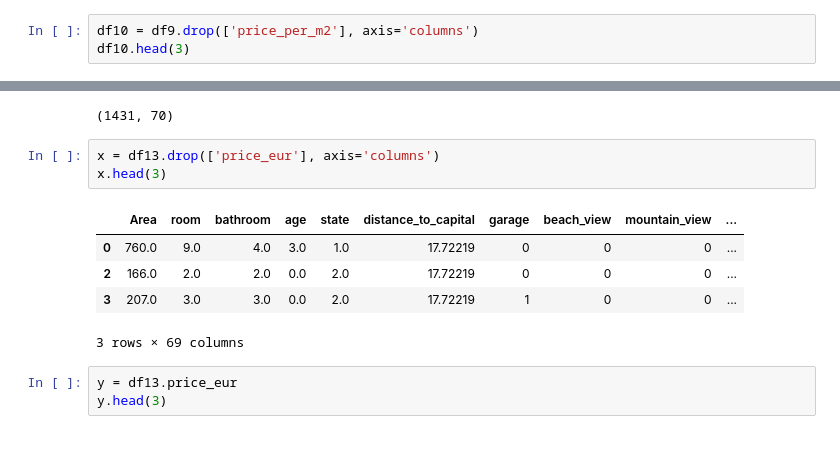
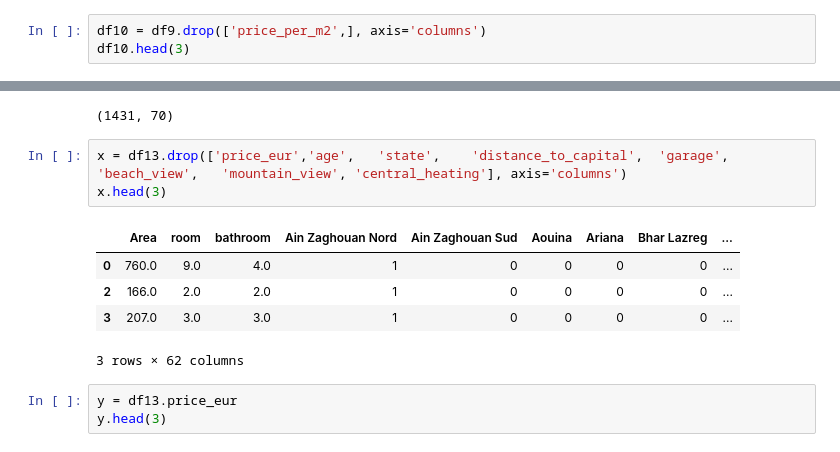
Before and after one commit to Jomar77/NZ-House-Price-Predictor, a Jupyter notebook: main.ipynb, the cells around one changed output, grey strips where cells are left out. Cells and saved outputs as stored; diff of their text form.

```diff
--- a/main.ipynb
+++ b/main.ipynb
@@ -315,7 +315,7 @@ df9.head(20).sort_values(by = 'location')
 | 35 | 143220.00 | Ain Zaghouan Nord | 132.0 | 2.0 | 1.0 | 0 | 2.0 | 17.722190 | 0 | ... |
 | 39 | 73780.00 | Ain Zaghouan Nord | 78.0 | 1.0 | 1.0 | 0 | 2.0 | 12.885404 | 0 | ... |
 # %%
-df10 = df9.drop(['price_per_m2'], axis='columns')
+df10 = df9.drop(['price_per_m2',], axis='columns')
 df10.head(3)
 # %% [output]
 |  | price_eur | location | Area | room | bathroom | age | state | distance_to_capital | garage | ... |
@@ -377,14 +385,14 @@ df13.shape
 # %% [output]
 (1431, 70)
 # %%
-x = df13.drop(['price_eur'], axis='columns')
+x = df13.drop(['price_eur','age',	'state',	'distance_to_capital',	'garage',	'beach_view',	'mountain_view', 'central_heating'], axis='columns')
 x.head(3)
 # %% [output]
-|  | Area | room | bathroom | age | state | distance_to_capital | garage | beach_view | mountain_view | ... |
-| 0 | 760.0 | 9.0 | 4.0 | 3.0 | 1.0 | 17.72219 | 0 | 0 | 0 | ... |
-| 2 | 166.0 | 2.0 | 2.0 | 0.0 | 2.0 | 17.72219 | 0 | 0 | 0 | ... |
-| 3 | 207.0 | 3.0 | 3.0 | 0.0 | 2.0 | 17.72219 | 1 | 0 | 0 | ... |
+|  | Area | room | bathroom | Ain Zaghouan Nord | Ain Zaghouan Sud | Aouina | Ariana | Bhar Lazreg | ... |
+| 0 | 760.0 | 9.0 | 4.0 | 1 | 0 | 0 | 0 | 0 | ... |
+| 2 | 166.0 | 2.0 | 2.0 | 1 | 0 | 0 | 0 | 0 | ... |
+| 3 | 207.0 | 3.0 | 3.0 | 1 | 0 | 0 | 0 | 0 | ... |
-3 rows × 69 columns
+3 rows × 62 columns
 # %%
 y = df13.price_eur
 y.head(3)
```
Also changed, not shown: parts of 9 cells of this notebook.
